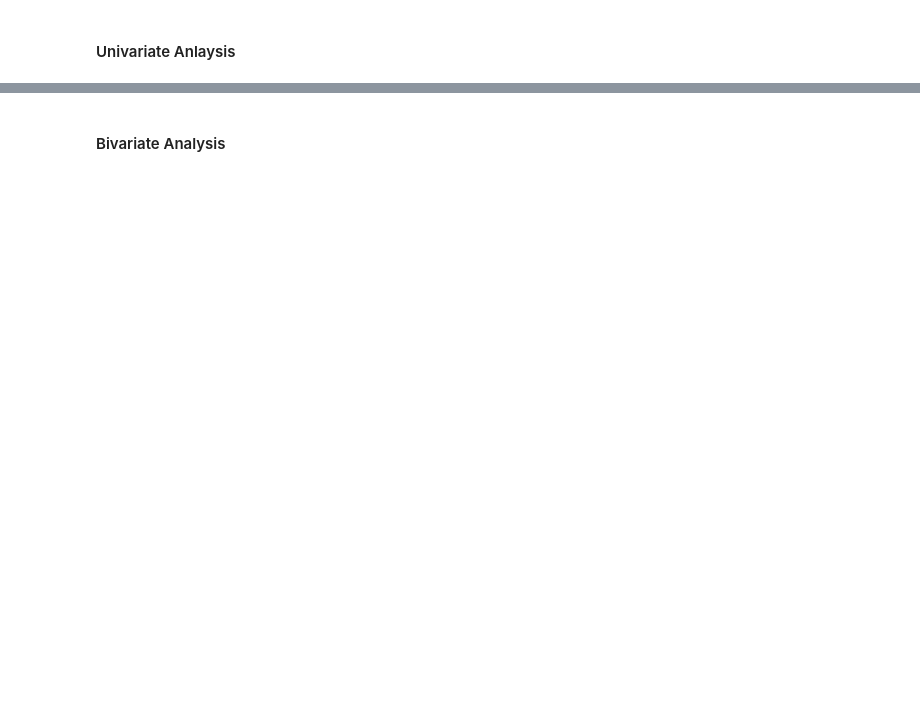
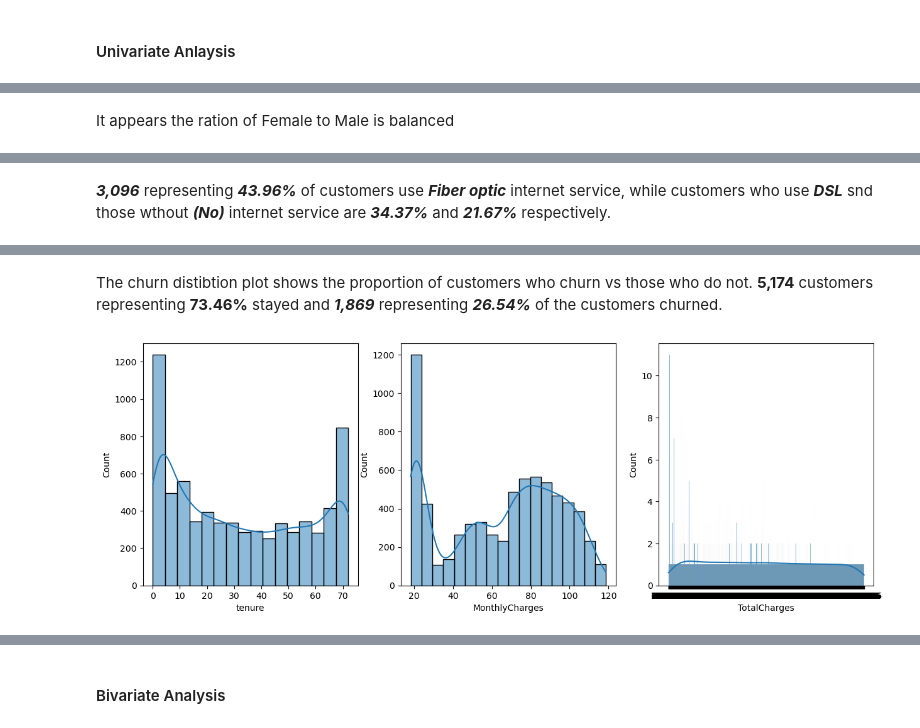
Before and after one commit to Jonasafutu/Career_Accelerator_LP3-Classifcation, a Jupyter notebook: Team Paris LP3 Classification Project.ipynb, the cells around one changed output, grey strips where cells are left out. Saved outputs shown, nothing was run; the diff lists cells and outputs as text; code cells hidden in the pictures; blank space fills up the shorter version.

```diff
--- a/Team Paris LP3 Classification Project.ipynb
+++ b/Team Paris LP3 Classification Project.ipynb
@@ -217,6 +227,8 @@ plt.ylabel('')
 plt.show()
 # %% [output]
 [figure]
+# %% [markdown]
+It appears the ration of Female to Male is balanced
 # %%
 # Plotting the proportion of Internet Service Users
 
@@ -245,6 +257,8 @@ ax.spines['right'].set_visible(False)
 plt.show()
 # %% [output]
 [figure]
+# %% [markdown]
+**_3,096_** representing **_43.96%_** of customers use **_Fiber optic_** internet service, while customers who use ***DSL*** snd those wthout ***(No)*** internet service are **_34.37%_** and **_21.67%_** respectively.
 # %%
 # Plotting the ratio of customer churn
 
@@ -273,3 +287,18 @@ ax.spines['right'].set_visible(False)
 plt.show()
 # %% [output]
 [figure]
+# %% [markdown]
+The churn distibtion plot shows the proportion of customers who churn vs those who do not. **__5,174__** customers representing **__73.46%__** stayed and **_1,869_** representing **_26.54%_** of the customers churned.
+# %%
+# Numeric variables
+num_vars = ['tenure', 'MonthlyCharges', 'TotalCharges']
+
+plt.figure(figsize=(15,5))
+for i, var in enumerate(num_vars):
+    plt.subplot(1,3,i+1)
+    sns.histplot(telco[var], kde=True)
+    plt.xlabel(var)
+
+plt.show()
+# %% [output]
+[figure, added]
```
Also changed, not shown: parts of 28 cells of this notebook.
